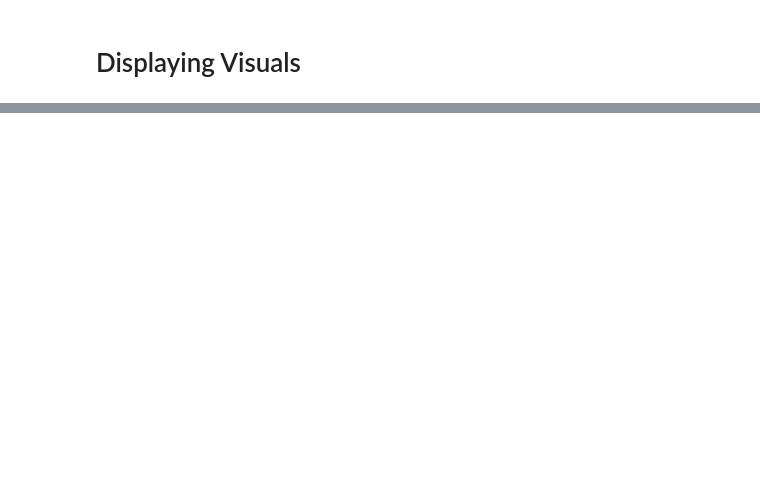
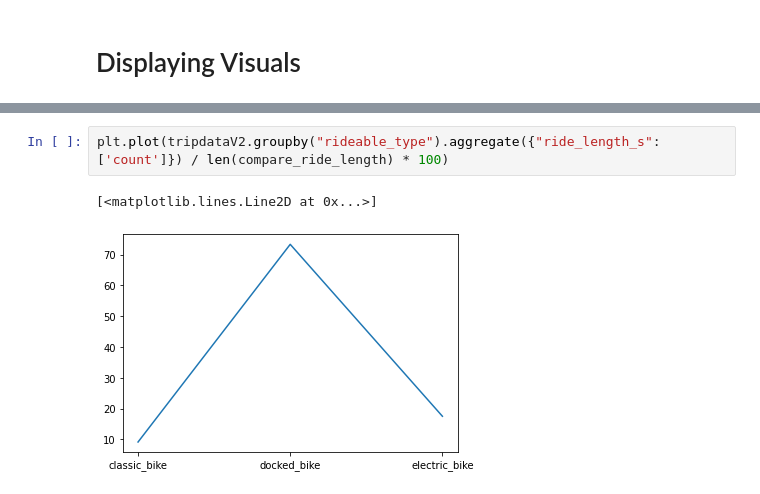
Before and after one commit to Ladislau2020/2021, a Jupyter notebook: fork-of-capstone-project-from-google.ipynb, the cells around one changed output, grey strips where cells are left out. Saved outputs shown, nothing was run; the diff lists cells and outputs as text; blank space fills up the shorter version.

```diff
--- a/fork-of-capstone-project-from-google.ipynb
+++ b/fork-of-capstone-project-from-google.ipynb
@@ -1037,0 +1106,5 @@ tripdataV2.groupby(["year_month", "member_casual"]).aggregate({"ride_length_s":[
+# %%
+plt.plot(tripdataV2.groupby("rideable_type").aggregate({"ride_length_s":['count']}) / len(compare_ride_length) * 100)
+# %% [output]
+[<matplotlib.lines.Line2D at 0x...>]
+[figure, added]
```
Also changed, not shown: parts of 9 cells of this notebook.
